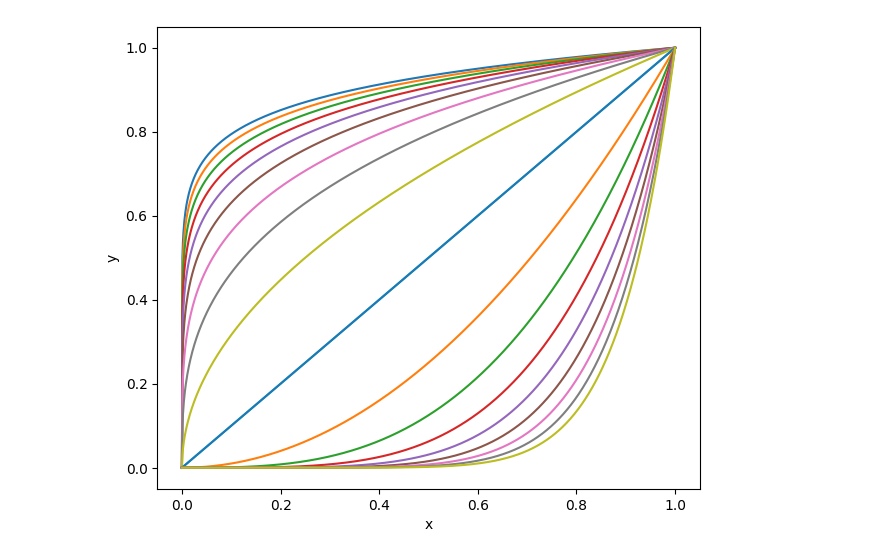
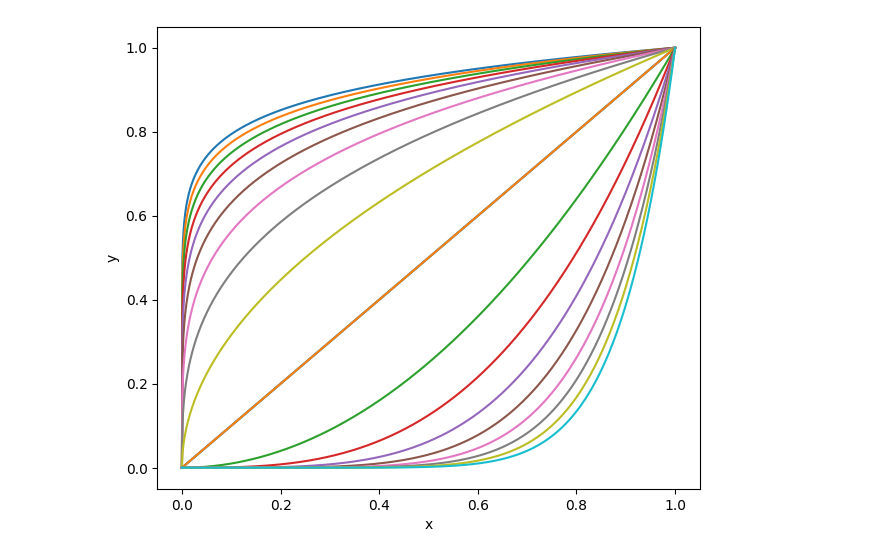
Before and after one commit to gerhardteduardo/physics-computational, a Jupyter notebook: onion_graph.ipynb, the cells around one changed output. Cells and saved outputs as stored; diff of their text form; code cells hidden in the pictures.

```diff
--- a/onion_graph.ipynb
+++ b/onion_graph.ipynb
@@ -7,6 +8,8 @@ import matplotlib.pyplot as plt
 # %%
 def F_xn(x, n):
-  if (n < 0):
+  if (n == 0):
+    return x
+  elif (n < 0):
     return x**(1/(-1 * n))
   else:
     return x**n
@@ -16,12 +19,10 @@ x = np.linspace(0, 1, N)
 # %%
 plt.figure(figsize=(7, 6))
 for i in range(-10, 10):
-  if i == 0:
-    continue
   plt.plot(x, F_xn(x, i), label=f'x^{i}')
 plt.xlabel('x')
 plt.ylabel('y')
 plt.margins(0.05)
 plt.show()
 # %% [output]
-[figure, old version]
+[figure, new version]
```
Also changed, not shown: parts of 2 cells of this notebook.
